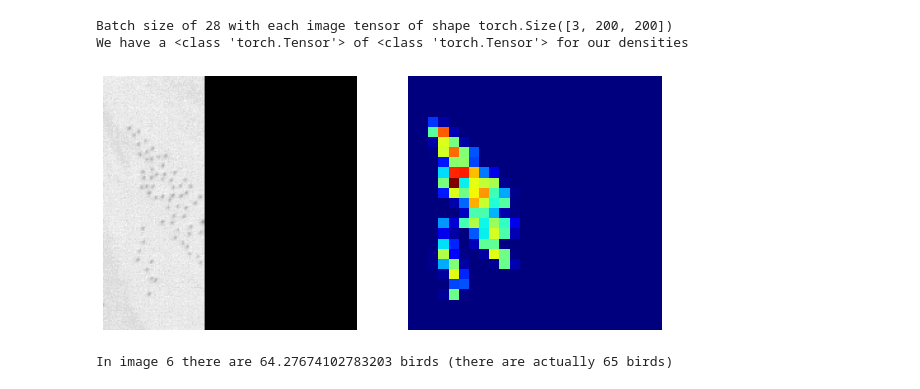
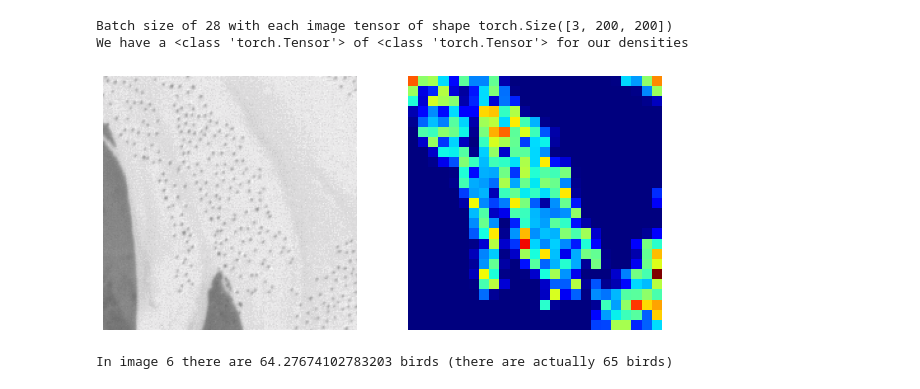
Before and after one commit to emiliolr/counting-cranes, a Jupyter notebook: miscellaneous/tests.ipynb, the cells around one changed output. Cells and saved outputs as stored; diff of their text form; code cells hidden in the pictures.

```diff
--- a/miscellaneous/tests.ipynb
+++ b/miscellaneous/tests.ipynb
@@ -250,18 +253,18 @@ invTrans = transforms.Compose([transforms.Normalize(mean = [ 0., 0., 0.],
                                ])
 # %%
 #Inspecting densities and images
-index = 6
+index = 11
 img = invTrans(images[index])
 img = (np.moveaxis(img.numpy(), 0, -1) * 255).astype(np.uint8)
 den = densities[index]
 
 f, axarr = plt.subplots(1, 2, figsize = (10, 10))
 axarr[0].imshow(img)
 axarr[1].imshow(den, cmap = CM.jet)
 for a in axarr:
     a.axis('off')
 # %% [output]
-[figure, old version]
+[figure, new version]
 # %%
 #Checking counts and how resizing affects counts
 print(f'In image {index} there are {np.sum(den.numpy())} birds (there are actually {counts[index]} birds)')
```
Also changed, not shown: parts of 3 cells of this notebook, 5 other files.
